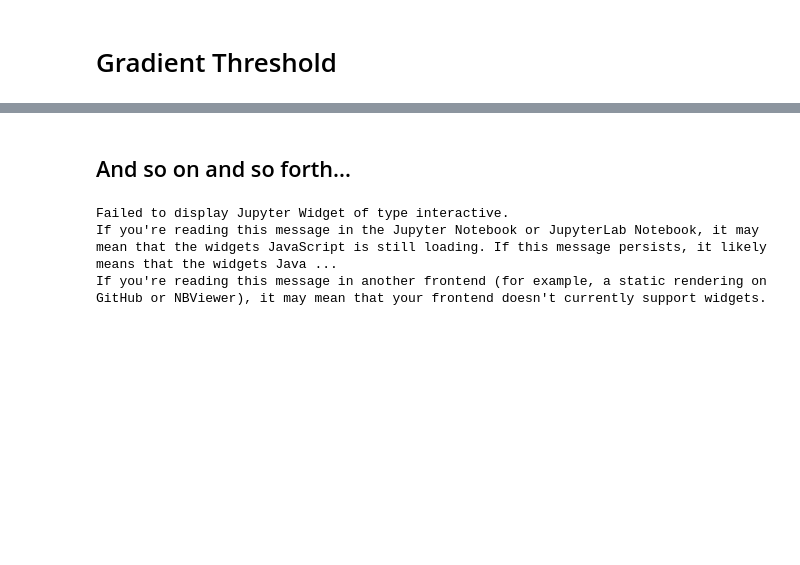
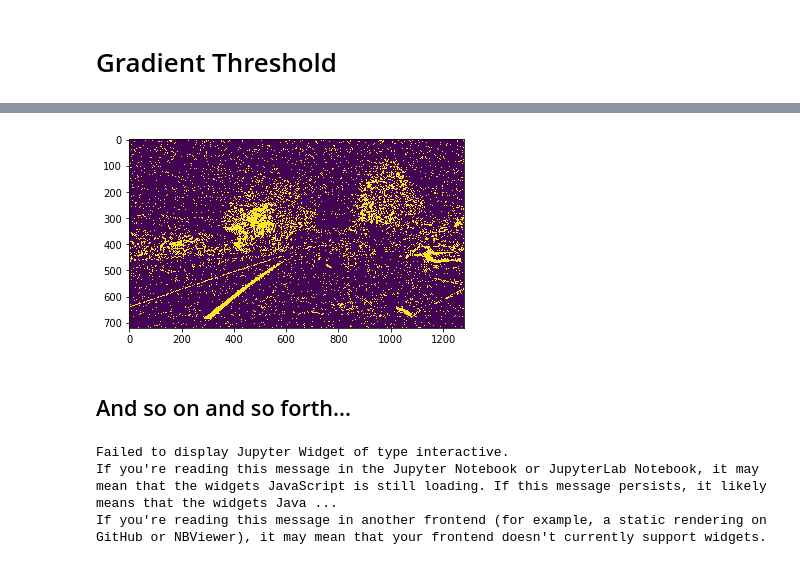
Before and after one commit to samiriff/Advanced-Lane-Line-Detection, a Jupyter notebook: P2.ipynb, the cells around one changed output, grey strips where cells are left out. Saved outputs shown, nothing was run; the diff lists cells and outputs as text; code cells hidden in the pictures; blank space fills up the shorter version.

Commit message:
Added Color + Gradient Thresholding

```diff
--- a/P2.ipynb
+++ b/P2.ipynb
@@ -128,0 +131,5 @@ print(mtx)
+# %%
+dist = pickle.load(open("./intermediate_objects/distortion.p", "rb"))
+mtx = pickle.load(open("./intermediate_objects/camera_matrix.p", "rb"))
+print(dist)
+print(mtx)
@@ -129,3 +141,8 @@ print(mtx)
 # %% [markdown]
 # Gradient Threshold
+# %%
+# Global Vars
+combined_gradient_thresholds = None
+combined_color_thresholds = None
+combined_thresholds = None
 # %%
@@ -234,0 +283,17 @@ def thresholding(image_name, kernel_size=3,
+# %%
+# Edit this function to create your own pipeline.
+def combined_color_gradient_thresholding(image_name):
+    img = cv2.imread(image_name)
+
+    # Stack each channel
+    combined_gradient_thresholds = pickle.load(open("./intermediate_objects/combined_gradient_thresholds.p", "rb"))
+    combined_color_thresholds = pickle.load(open("./intermediate_objects/combined_color_thresholds.p", "rb"))
+
+    combined = np.zeros_like(h_channel)
+    combined[((combined_gradient_thresholds == 1) | (combined_color_thresholds == 1))] = 1
+    plt.imshow(combined)
+
+    #color_binary = np.dstack((np.zeros_like(combined_gradient_thresholds),
+    #                          combined_gradient_thresholds,
+    #                         combined_color_thresholds)) * 255
+    #return color_binary
@@ -245,5 +325,7 @@ If you're reading this message in another frontend (for example, a static render
 # %%
-img = cv2.imread('./test_images/straight_lines1.jpg')
+combined_color_gradient_thresholding('./test_images/straight_lines1.jpg')
+# %% [output]
+[figure, added]
 # %% [markdown]
 ## And so on and so forth...
 # %%
```
Also changed, not shown: parts of 17 cells of this notebook, 4 other files.
